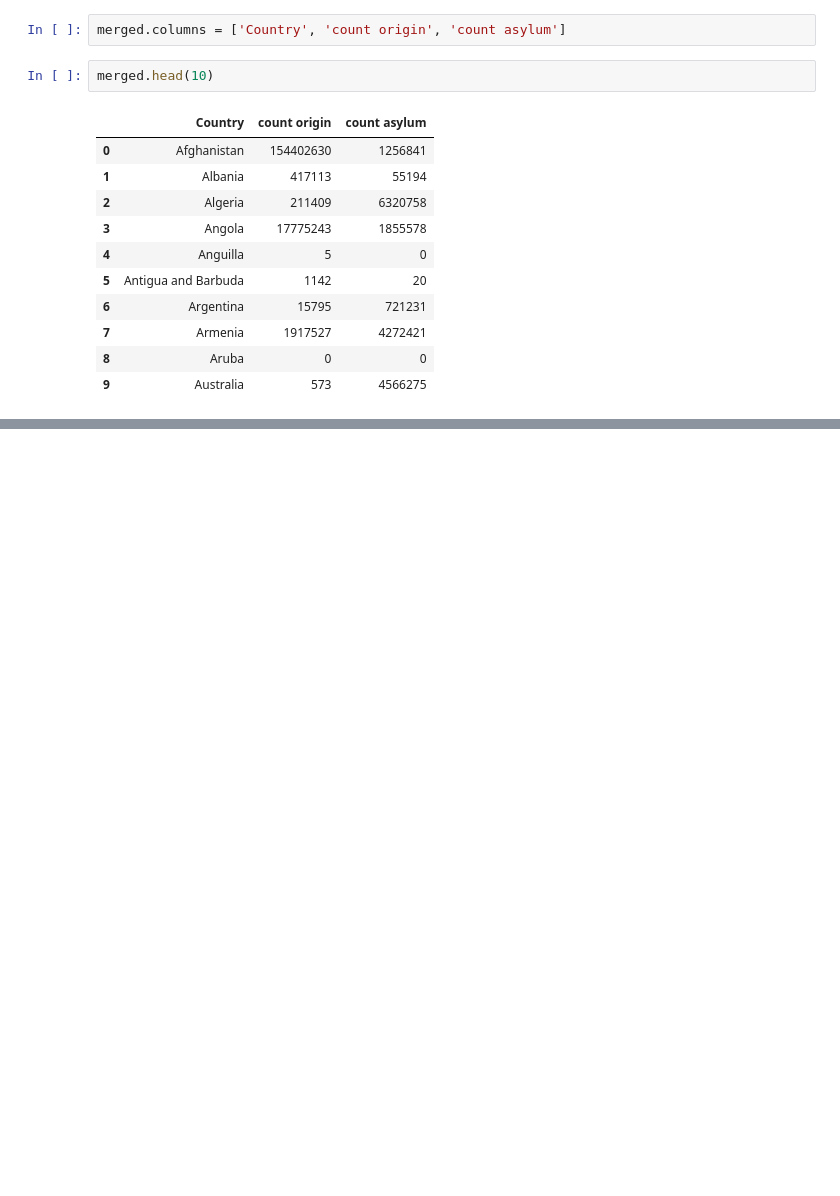
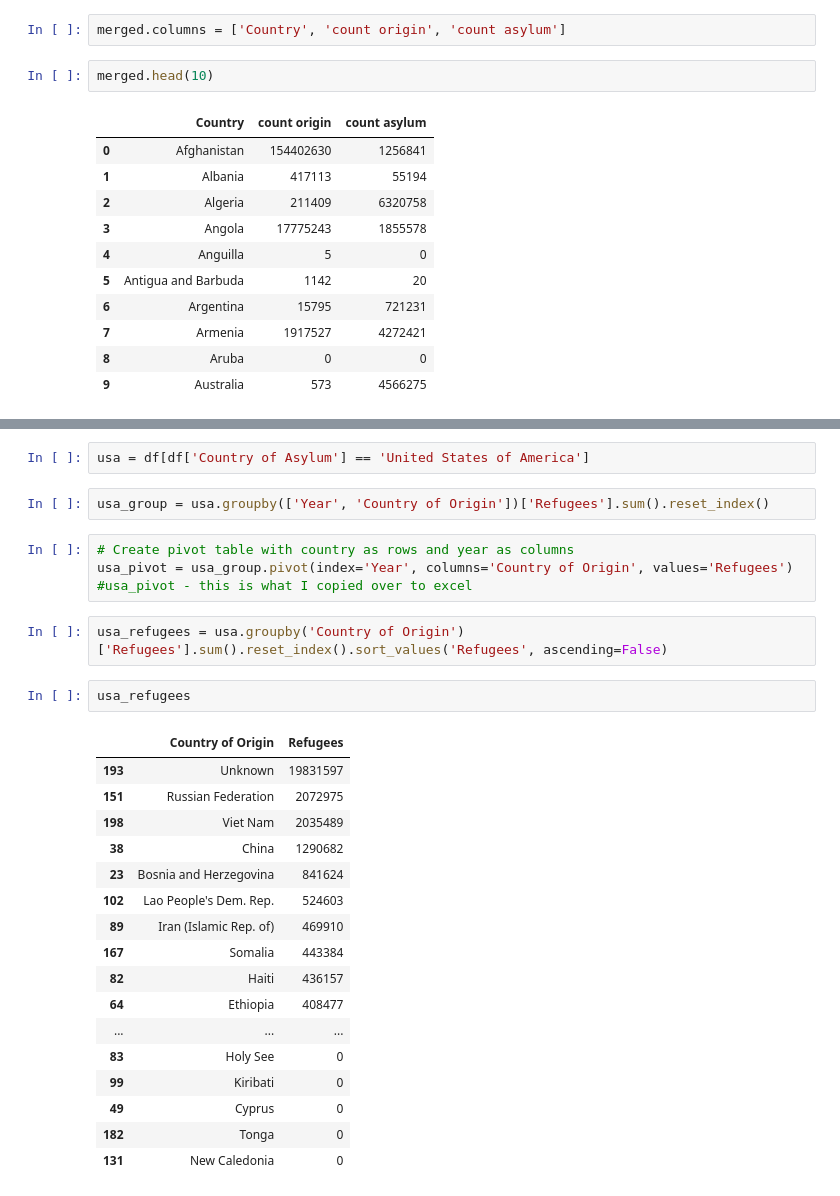
Before and after one commit to ryanhartman247/capstone_refugees_da12, a Jupyter notebook: notebooks/misc.ipynb, the cells around one changed output, grey strips where cells are left out. Cells and saved outputs as stored; diff of their text form; blank space fills up the shorter version.

```diff
--- a/notebooks/misc.ipynb
+++ b/notebooks/misc.ipynb
@@ -162,0 +187,30 @@ merged.sort_values('friendliness', ascending=False)
+# %%
+usa = df[df['Country of Asylum'] == 'United States of America']
+# %%
+usa_group = usa.groupby(['Year', 'Country of Origin'])['Refugees'].sum().reset_index()
+# %%
+# Create pivot table with country as rows and year as columns
+usa_pivot = usa_group.pivot(index='Year', columns='Country of Origin', values='Refugees')
+#usa_pivot - this is what I copied over to excel
+# %%
+usa_refugees = usa.groupby('Country of Origin')['Refugees'].sum().reset_index().sort_values('Refugees', ascending=False)
+# %%
+usa_refugees
+# %% [output]
+|  | Country of Origin | Refugees |
+| 193 | Unknown | 19831597 |
+| 151 | Russian Federation | 2072975 |
+| 198 | Viet Nam | 2035489 |
+| 38 | China | 1290682 |
+| 23 | Bosnia and Herzegovina | 841624 |
+| 102 | Lao People's Dem. Rep. | 524603 |
+| 89 | Iran (Islamic Rep. of) | 469910 |
+| 167 | Somalia | 443384 |
+| 82 | Haiti | 436157 |
+| 64 | Ethiopia | 408477 |
+| ... | ... | ... |
+| 83 | Holy See | 0 |
+| 99 | Kiribati | 0 |
+| 49 | Cyprus | 0 |
+| 182 | Tonga | 0 |
+| 131 | New Caledonia | 0 |
```
Also changed, not shown: parts of 5 cells of this notebook, 2 other files.
